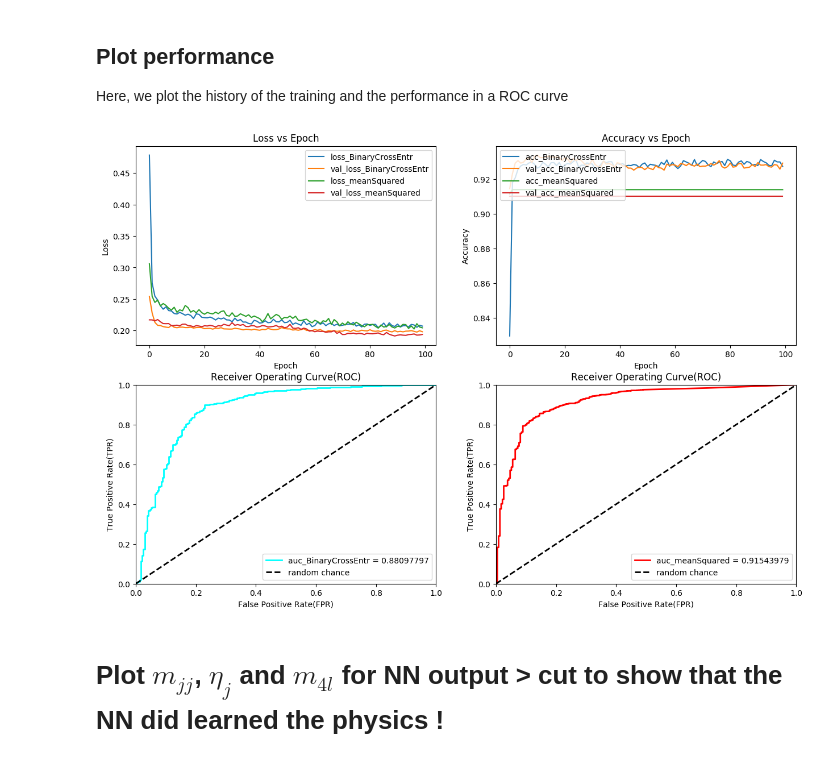
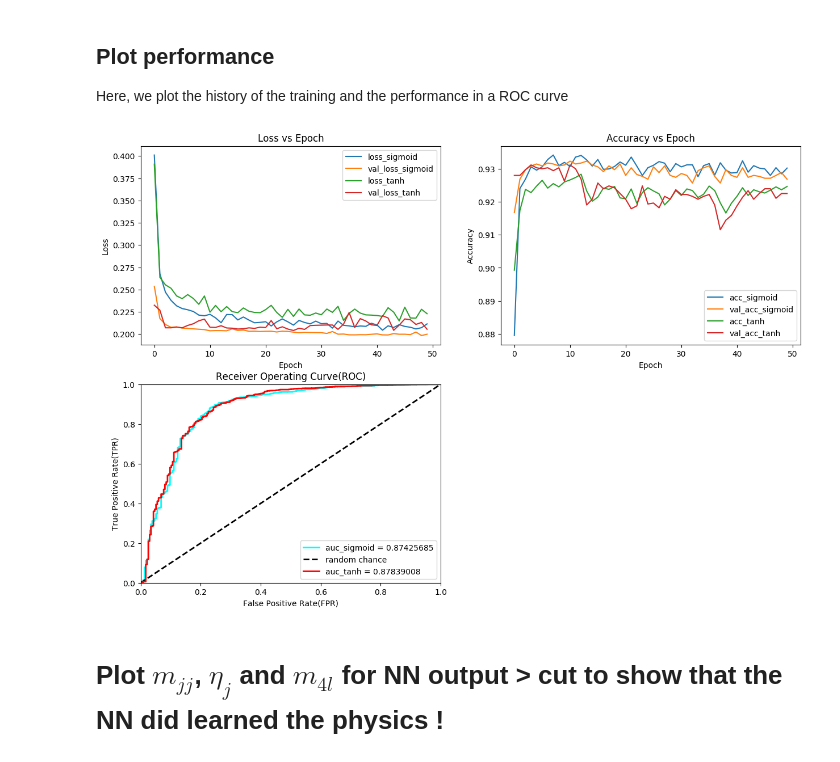
Before and after one commit to fsimone91/Bari_Lectures, a Jupyter notebook: NotebooksAndScripts/MLP_HZZ4l_Keras.ipynb, the cells around one changed output. Drawn from its saved outputs; the diff is of its cells as text; code cells hidden in the pictures.

```diff
--- a/NotebooksAndScripts/MLP_HZZ4l_Keras.ipynb
+++ b/NotebooksAndScripts/MLP_HZZ4l_Keras.ipynb
@@ -110,14 +99,14 @@ from keras.utils import np_utils
 input  = Input(shape=(NVARS,), name = 'input')
 hidden = Dense(NVARS , name = 'hidden', kernel_initializer='normal', activation='relu')(input)
 hidden = Dropout(rate=0.5)(hidden)
-hidden1 = Dense(NVARS  , name = 'hidden1', kernel_initializer='normal', activation='relu')(input)
-hidden1 = Dropout(rate=0.2)(hidden1)
-hidden2 = Dense(NVARS  , name = 'hidden2', kernel_initializer='normal', activation='relu')(hidden1)
-hidden2 = Dropout(rate=0.4)(hidden2)
-hidden3 = Dense(NVARS  , name = 'hidden3', kernel_initializer='normal', activation='relu')(hidden2)
-hidden3 = Dropout(rate=0.6)(hidden3)
+#hidden1 = Dense(NVARS  , name = 'hidden1', kernel_initializer='normal', activation='relu')(input)
+#hidden1 = Dropout(rate=0.2)(hidden1)
+#hidden2 = Dense(NVARS  , name = 'hidden2', kernel_initializer='normal', activation='relu')(hidden1)
+#hidden2 = Dropout(rate=0.4)(hidden2)
+#hidden3 = Dense(NVARS  , name = 'hidden3', kernel_initializer='normal', activation='relu')(hidden2)
+#hidden3 = Dropout(rate=0.6)(hidden3)
 output  = Dense(1      , name = 'output', kernel_initializer='normal', activation='sigmoid')(hidden)
-output2  = Dense(1      , name = 'output', kernel_initializer='normal', activation='sigmoid')(hidden3)
+output2  = Dense(1      , name = 'output', kernel_initializer='normal', activation='tanh')(hidden)
 
 
 # create the model
@@ -150,7 +139,7 @@ X_train_val2, X_test2, Y_train_val2, Y_test2 = train_test_split(X, Y, test_size=
 ## Run NN Training
 # %%
 # Number of training epochs
-nepochs=100
+nepochs=50
 # Batch size
 batch=100
 # Train classifier
@@ -161,8 +150,8 @@ history1 = model1.fit(X_train_val[:,0:NVARS],
                     verbose=1, # switch to 1 for more verbosity
                     validation_split=0.3)
 
-history2 = model2.fit(X_train_val2[:,0:NVARS],
-                    Y_train_val2,
+history2 = model2.fit(X_train_val[:,0:NVARS],
+                    Y_train_val,
                     epochs=nepochs,
                     batch_size=batch,
                     verbose=1, # switch to 1 for more verbosity
@@ -197,8 +186,8 @@ plt.figure(figsize=(15,10))
 #### first model
 # plot loss vs epoch
 ax = plt.subplot(2, 2, 1)
-ax.plot(history1.history['loss'], label='loss_BinaryCrossEntr')
-ax.plot(history1.history['val_loss'], label='val_loss_BinaryCrossEntr')
+ax.plot(history1.history['loss'], label='loss_sigmoid')
+ax.plot(history1.history['val_loss'], label='val_loss_sigmoid')
 ax.legend(loc="upper right")
 ax.set_xlabel('Epoch')
 ax.set_ylabel('Loss')
@@ -207,9 +196,9 @@ ax.set_title('Loss vs Epoch')
 
 # plot accuracy vs epoch
 ax = plt.subplot(2, 2, 2)
-ax.plot(history1.history['acc'], label='acc_BinaryCrossEntr')
-ax.plot(history1.history['val_acc'], label='val_acc_BinaryCrossEntr')
-ax.legend(loc="upper left")
+ax.plot(history1.history['acc'], label='acc_sigmoid')
+ax.plot(history1.history['val_acc'], label='val_acc_sigmoid')
+ax.legend(loc="lower right")
 ax.set_xlabel('Epoch')
 ax.set_ylabel('Accuracy')
 ax.set_title('Accuracy vs Epoch')
@@ -221,51 +210,51 @@ from sklearn.metrics import roc_curve, auc
 fpr, tpr, thresholds = roc_curve(Y_test, Y_predict1)
 roc_auc = auc(fpr, tpr)
 ax = plt.subplot(2, 2, 3)
-ax.plot(fpr, tpr, lw=2, color='cyan', label='auc_BinaryCrossEntr = %.8f' % (roc_auc))
+ax.plot(fpr, tpr, lw=2, color='cyan', label='auc_sigmoid = %.8f' % (roc_auc))
 ax.plot([0, 1], [0, 1], linestyle='--', lw=2, color='k', label='random chance')
 ax.set_xlim([0, 1.0])
 ax.set_ylim([0, 1.0])
 ax.set_xlabel('False Positive Rate(FPR)')
 ax.set_ylabel('True Positive Rate(TPR)')
 ax.set_title('Receiver Operating Curve(ROC)')
 ax.legend(loc="lower right")
 
 #### Second model
 # plot loss vs epoch
 ax = plt.subplot(2, 2, 1)
-ax.plot(history2.history['loss'], label='loss_meanSquared')
-ax.plot(history2.history['val_loss'], label='val_loss_meanSquared')
+ax.plot(history2.history['loss'], label='loss_tanh')
+ax.plot(history2.history['val_loss'], label='val_loss_tanh')
 ax.legend(loc="upper right")
 ax.set_xlabel('Epoch')
 ax.set_ylabel('Loss')
 
 
 # plot accuracy vs epoch
 ax = plt.subplot(2, 2, 2)
-ax.plot(history2.history['acc'], label='acc_meanSquared')
-ax.plot(history2.history['val_acc'], label='val_acc_meanSquared')
-ax.legend(loc="upper left")
+ax.plot(history2.history['acc'], label='acc_tanh')
+ax.plot(history2.history['val_acc'], label='val_acc_tanh')
+ax.legend(loc="lower right")
 ax.set_xlabel('Epoch')
 ax.set_ylabel('Accuracy')
 
 # Plot ROC
-Y_predict2 = model2.predict(X_test2[:,0:NVARS])
+Y_predict2 = model2.predict(X_test[:,0:NVARS])
 #from sklearn.metrics import roc_curve, auc
-fpr2, tpr2, thresholds2 = roc_curve(Y_test2, Y_predict2)
+fpr2, tpr2, thresholds2 = roc_curve(Y_test, Y_predict2)
 roc_auc2 = auc(fpr2, tpr2)
-ax = plt.subplot(2, 2, 4)
-ax.plot(fpr2, tpr2, lw=2, color='red', label='auc_meanSquared = %.8f' % (roc_auc2))
-ax.plot([0, 1], [0, 1], linestyle='--', lw=2, color='k', label='random chance')
+ax = plt.subplot(2, 2, 3)
+ax.plot(fpr2, tpr2, lw=2, color='red', label='auc_tanh = %.8f' % (roc_auc2))
+#ax.plot([0, 1], [0, 1], linestyle='--', lw=2, color='k', label='random chance')
 ax.set_xlim([0, 1.0])
 ax.set_ylim([0, 1.0])
 ax.set_xlabel('False Positive Rate(FPR)')
 ax.set_ylabel('True Positive Rate(TPR)')
 ax.set_title('Receiver Operating Curve(ROC)')
 ax.legend(loc="lower right")
 
 plt.show()
 # %% [output]
-[figure, old version]
+[figure, new version]
 # %% [markdown]
 # Plot  $m_{jj}$, $\eta_{j}$ and $m_{4l}$  for NN output > cut to show that the NN did learned the physics !
 # %%
```
Also changed, not shown: parts of 5 cells of this notebook.
